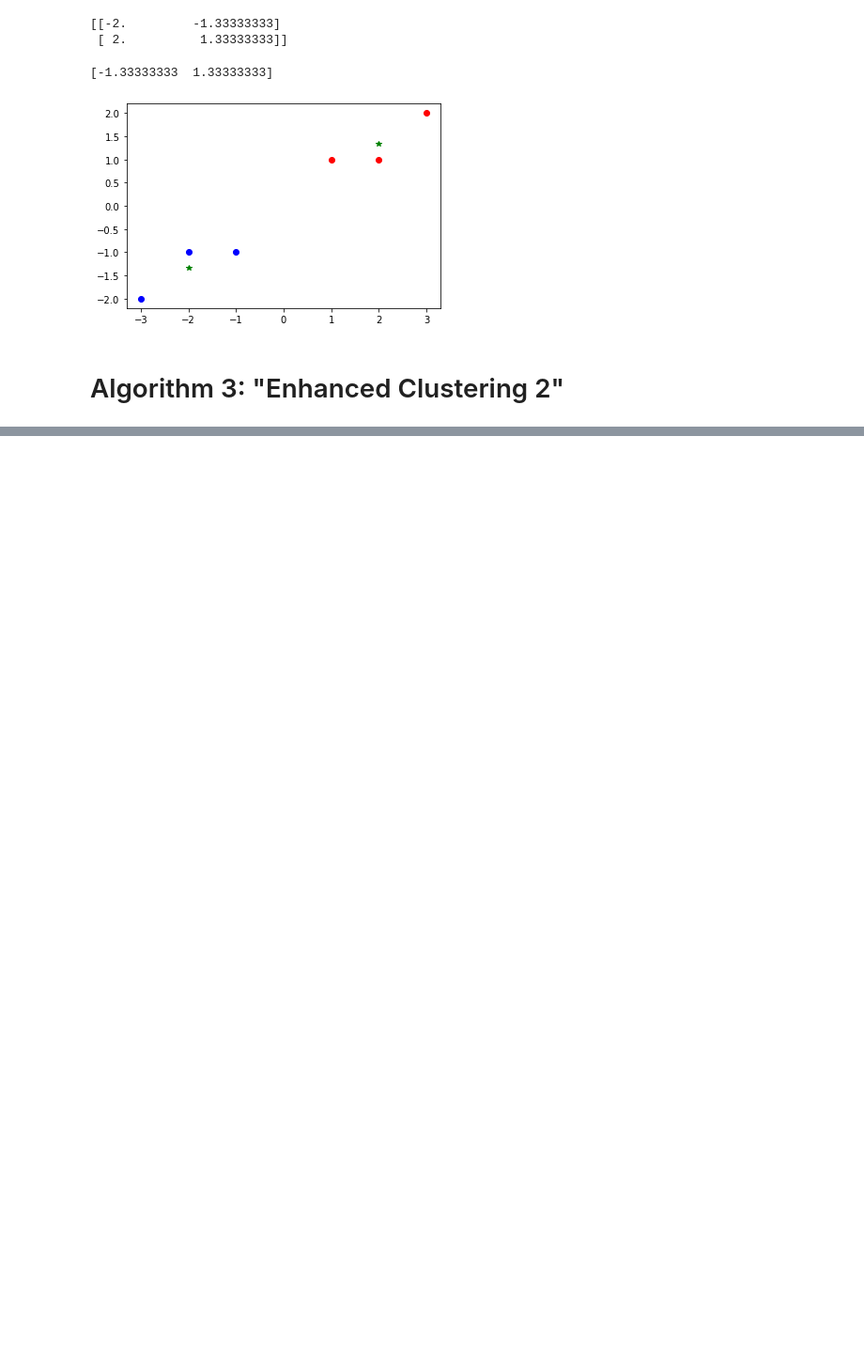
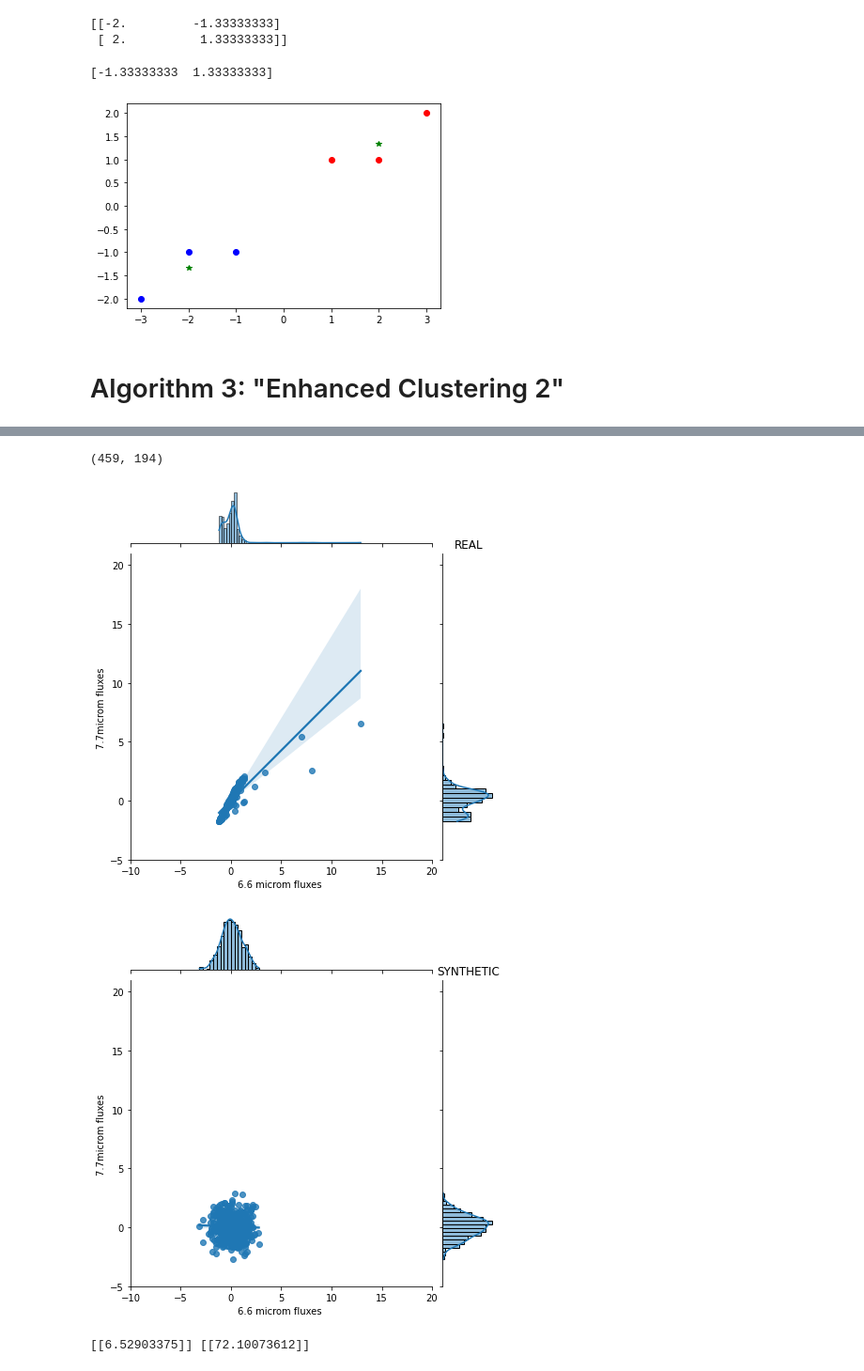
Before and after one commit to sofiapasquini/PAH-revolution, a Jupyter notebook: Algo Pseudo Code.ipynb, the cells around one changed output, grey strips where cells are left out. Shown at 94% size. Drawn from its saved outputs; the diff is of its cells as text; code cells hidden in the pictures; blank space fills up the shorter version.

```diff
--- a/Algo Pseudo Code.ipynb
+++ b/Algo Pseudo Code.ipynb
@@ -148,0 +236,67 @@ Agglomerative clustering based on input from a computed RF dissimilarity score (
+# %%
+#create an array to store the mean and std for each wavelength
+# stats=np.zeros((2,df.shape[1])) #2 rows, as many columns as wavelength values
+
+#calculate the stats on each wavelength
+means=df.mean(axis=0) #the means
+stds=df.std(axis=0) #the standard deviations
+# %%
+#now create the synthetic dataset the same shape as df
+df_synthetic=np.zeros((df.shape))#an empty array to hold the synthetic data
+sample_size=df.shape[0]
+for i in range(df.shape[1]): #iterate for each wavelength value
+    #create the synthetic sample and fill in the empty array appropriately
+    df_synthetic[:,i]=np.random.normal(means[i], stds[i], sample_size)
+print(df_synthetic.shape)
+# %% [output]
+(459, 194)
+# %%
+#now lets plot the flux values for two wavelengths which are known to be correlated in both
+#the synthetic and real datasets to test the marginal distributions/correlation
+import seaborn as sns
+import matplotlib.pyplot as plt
+
+#i choose to plot the 6.2 and 7.7 micrometer fluxes
+#find out the indices of these features
+idx_66=np.where(wave==6.606173) #copy/pasted these values by printing and selecting by eye
+# print(wave[idx_66])
+
+idx_77=np.where(wave==7.719988)
+# print(wave[idx_77])
+
+feature_66_real=df[:,idx_66]
+feature_77_real=df[:,idx_77]
+
+#plot the real features
+axis=sns.jointplot(x=feature_66_real[:,0,0], y=feature_77_real[:,0,0], kind="reg")
+axis.set_axis_labels('6.6 microm fluxes ', '7.7microm fluxes ')
+axis.ax_marg_x.set_xlim(-10,20) #adjust the axes to make sure that the scales are comparable
+axis.ax_marg_y.set_ylim(-5, 21)
+plt.title("REAL")
+plt.show()
+
+
+#now plot the "synthetic" features- they have the same index as in the original array!
+feature_66_syn=df_synthetic[:,idx_66]
+feature_77_syn=df_synthetic[:,idx_77]
+
+axis=sns.jointplot(x=feature_66_syn[:,0,0], y=feature_77_syn[:,0,0], kind='reg')
+axis.set_axis_labels('6.6 microm fluxes ', '7.7microm fluxes ')
+axis.ax_marg_x.set_xlim(-10,20) #adjust the axes to make sure that the scales are comparable
+axis.ax_marg_y.set_ylim(-5, 21)
+plt.title("SYNTHETIC")
+plt.show()
+# %% [output]
+[figure, added]
+[figure, added]
+# %%
+##SOFIA- looks like the original distribution is not quite normal...
+#going to check skew/kurtosis just out of curiosity
+
+from scipy.stats import skew, kurtosis
+skew_66_real=skew(feature_66_real)
+kurt_66_real=kurtosis(feature_66_real)
+
+print(skew_66_real, kurt_66_real)
+# %% [output]
+[[6.52903375]] [[72.10073612]]
```
Also changed, not shown: parts of 30 cells of this notebook.
